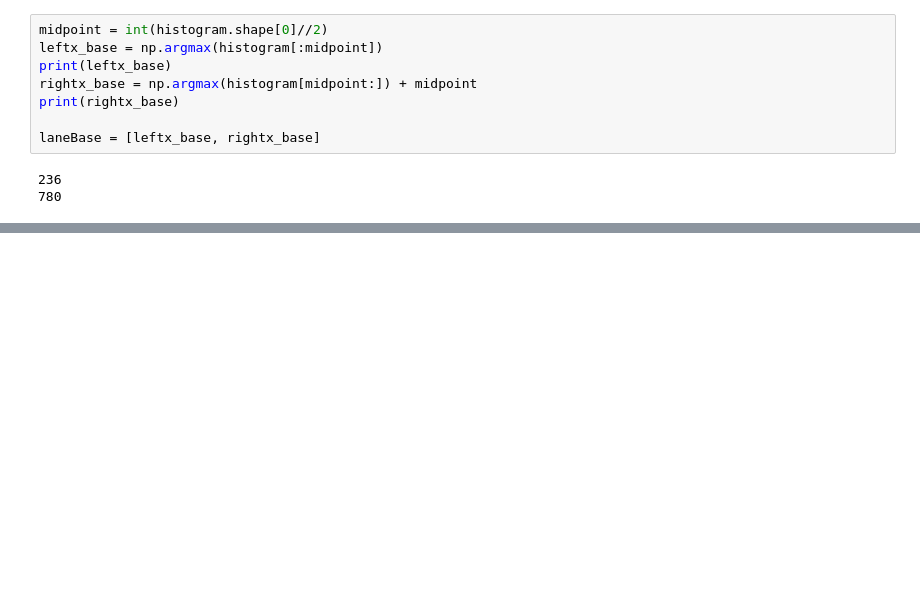
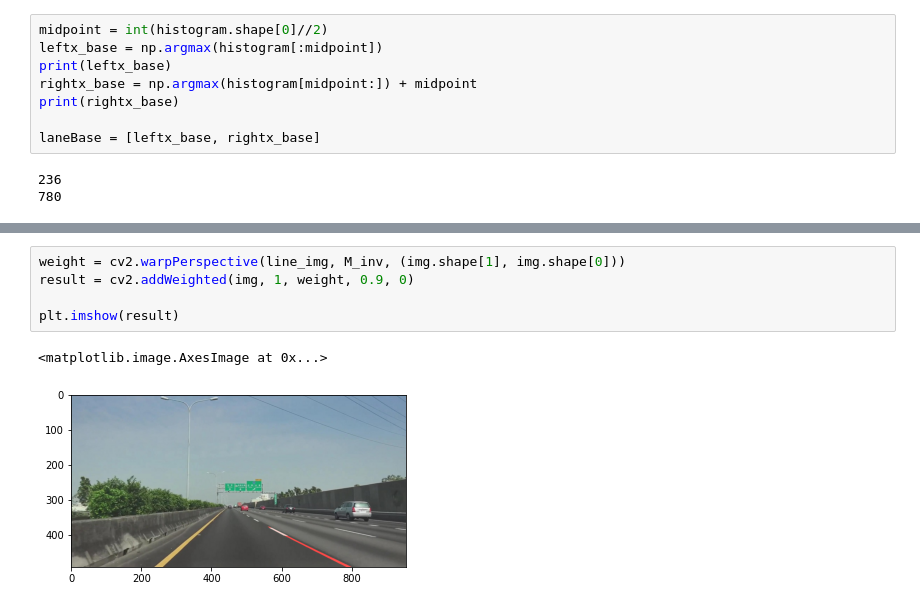
Before and after one commit to Abner0627/Advanced-Finding-Lane-Lines-on-the-Road, a Jupyter notebook: Finding_Lane_Lines_on_the_Road/main.ipynb, the cells around one changed output, grey strips where cells are left out. Saved outputs shown, nothing was run; the diff lists cells and outputs as text; blank space fills up the shorter version.

```diff
--- a/Finding_Lane_Lines_on_the_Road/main.ipynb
+++ b/Finding_Lane_Lines_on_the_Road/main.ipynb
@@ -152,0 +158,8 @@ plt.imshow(out_img)
+# %%
+weight = cv2.warpPerspective(line_img, M_inv, (img.shape[1], img.shape[0]))
+result = cv2.addWeighted(img, 1, weight, 0.9, 0)
+
+plt.imshow(result)
+# %% [output]
+<matplotlib.image.AxesImage at 0x...>
+[figure, added]
```
Also changed, not shown: parts of 6 cells of this notebook, 1 other file.
